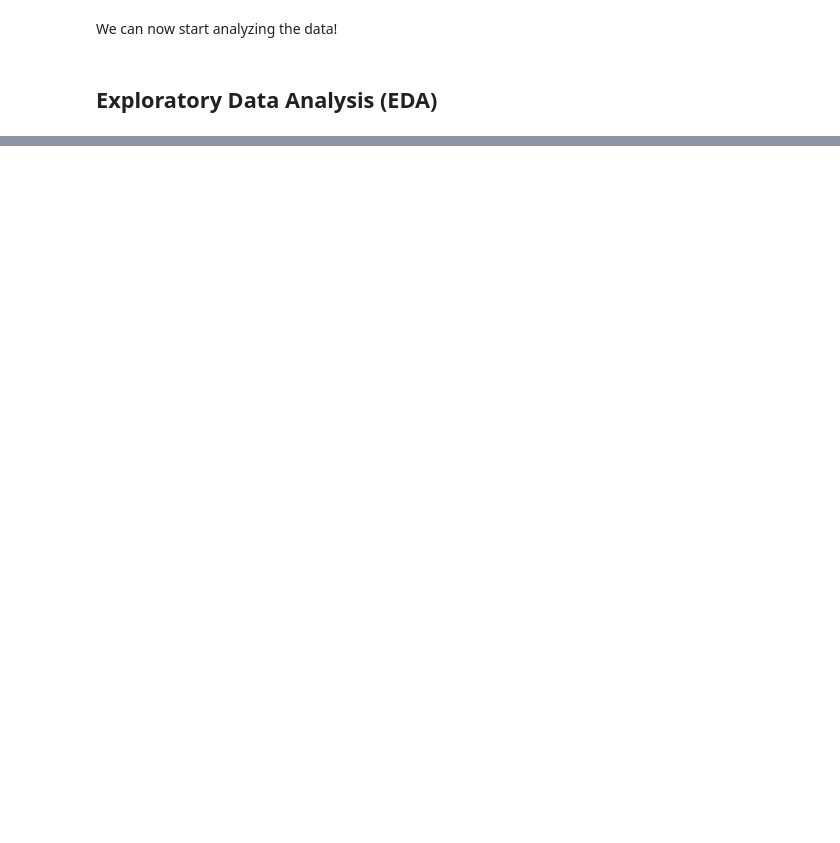
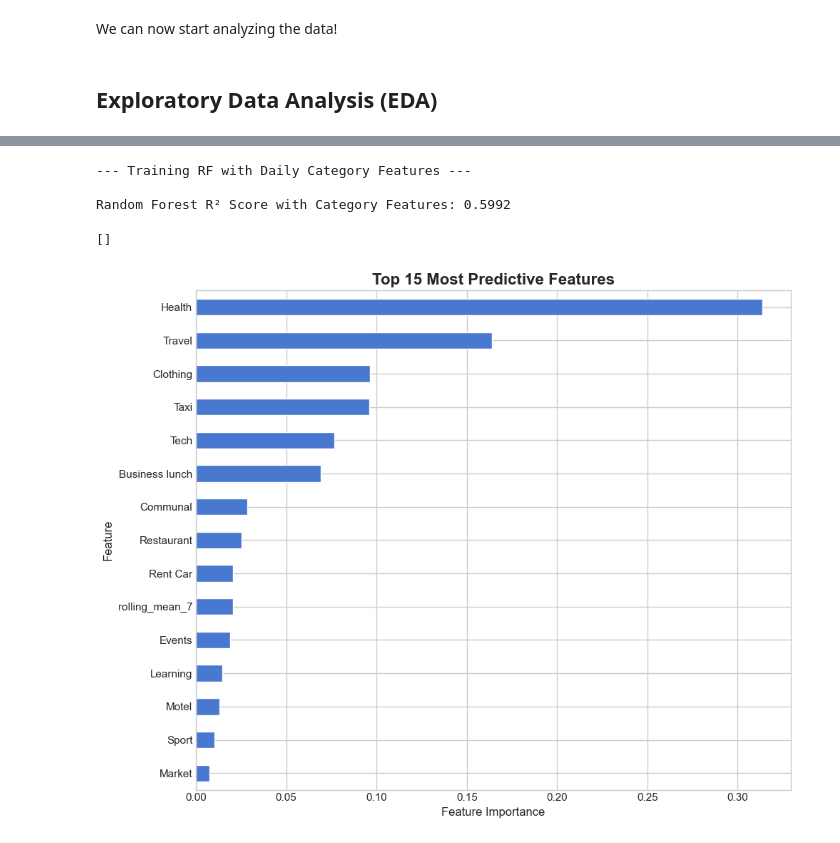
Before and after one commit to AaryanR1508/expense-forecaster, a Jupyter notebook: expense_forecaster.ipynb, the cells around one changed output, grey strips where cells are left out. Saved outputs shown, nothing was run; the diff lists cells and outputs as text; code cells hidden in the pictures; blank space fills up the shorter version.

```diff
--- a/expense_forecaster.ipynb
+++ b/expense_forecaster.ipynb
@@ -155,0 +341,72 @@ We can now start analyzing the data!
+# %%
+# --- FINAL APPROACH: PIVOTING CATEGORIES FOR CONTEXT ---
+
+# Start with the original dataframe, ensure date is datetime and sorted
+df['date'] = pd.to_datetime(df['date'])
+df.sort_values('date', inplace=True)
+
+# 1. Create a pure date column for grouping
+df['date_only'] = df['date'].dt.date
+
+# 2. Pivot the data to get daily spending PER category
+# This creates our new context features
+df_pivot = pd.pivot_table(df, values='amount', index='date_only', columns='category', aggfunc='sum', fill_value=0)
+
+# 3. Resample to get the daily TOTAL amount (our target variable 'y')
+df_daily_target = df.resample('D', on='date')['amount'].sum().reset_index()
+df_daily_target['date_only'] = df_daily_target['date'].dt.date
+
+# 4. Merge the features and the target together
+df_final = pd.merge(df_daily_target[['date_only', 'amount']], df_pivot, on='date_only', how='left').fillna(0)
+
+# 5. Create Time-Series Features (Lag and Rolling Window on the TOTAL amount)
+df_final['total_amount_lag_1'] = df_final['amount'].shift(1)
+df_final['rolling_mean_7'] = df_final['amount'].shift(1).rolling(window=7).mean()
+
+# Add date features
+df_final['dayofweek'] = pd.to_datetime(df_final['date_only']).dt.dayofweek
+df_final['month'] = pd.to_datetime(df_final['date_only']).dt.month
+
+# 6. Prepare Data for Modeling
+df_final = df_final.drop('date_only', axis=1).dropna()
+
+X = df_final.drop('amount', axis=1)
+y = df_final['amount']
+
+# 7. Perform the final time-based split
+split_idx = int(len(X) * 0.8)
+X_train, X_test = X.iloc[:split_idx], X.iloc[split_idx:]
+y_train, y_test = y.iloc[:split_idx], y.iloc[split_idx:]
+
+# 8. Train and Evaluate the Random Forest Model
+print("--- Training RF with Daily Category Features ---")
+rf_final = RandomForestRegressor(n_estimators=200, random_state=42, n_jobs=-1)
+rf_final.fit(X_train, y_train)
+final_score = rf_final.score(X_test, y_test)
+
+print(f"\nRandom Forest R² Score with Category Features: {final_score:.4f}")
+# %% [output]
+--- Training RF with Daily Category Features ---
+
+Random Forest R² Score with Category Features: 0.5992
+# %%
+# --- Feature Importance Visualization ---
+
+# Create a series with feature names and their importance scores
+feature_importances = pd.Series(rf_final.feature_importances_, index=X_train.columns)
+
+# Get the top 15 most important features
+top_features = feature_importances.nlargest(15)
+
+# Plot the results
+fig, ax = plt.subplots(figsize=(10, 8))
+top_features.sort_values().plot(kind='barh', ax=ax)
+
+ax.set_title('Top 15 Most Predictive Features', fontsize=16, fontweight='bold')
+ax.set_xlabel('Feature Importance', fontsize=12)
+ax.set_ylabel('Feature', fontsize=12)
+plt.tight_layout()
+plt.plot()
+# %% [output]
+[]
+[figure, added]
```
Also changed, not shown: parts of 16 cells of this notebook, 3 other files.
